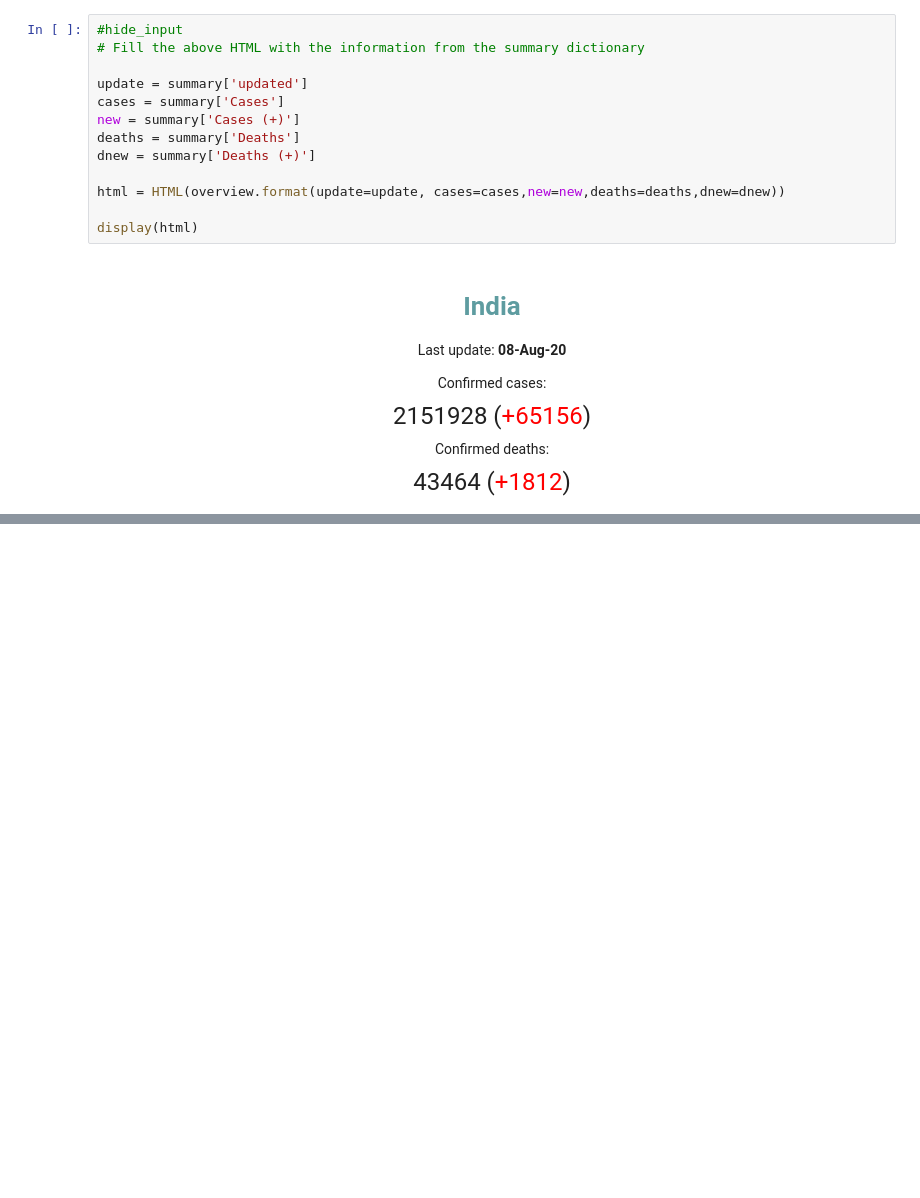
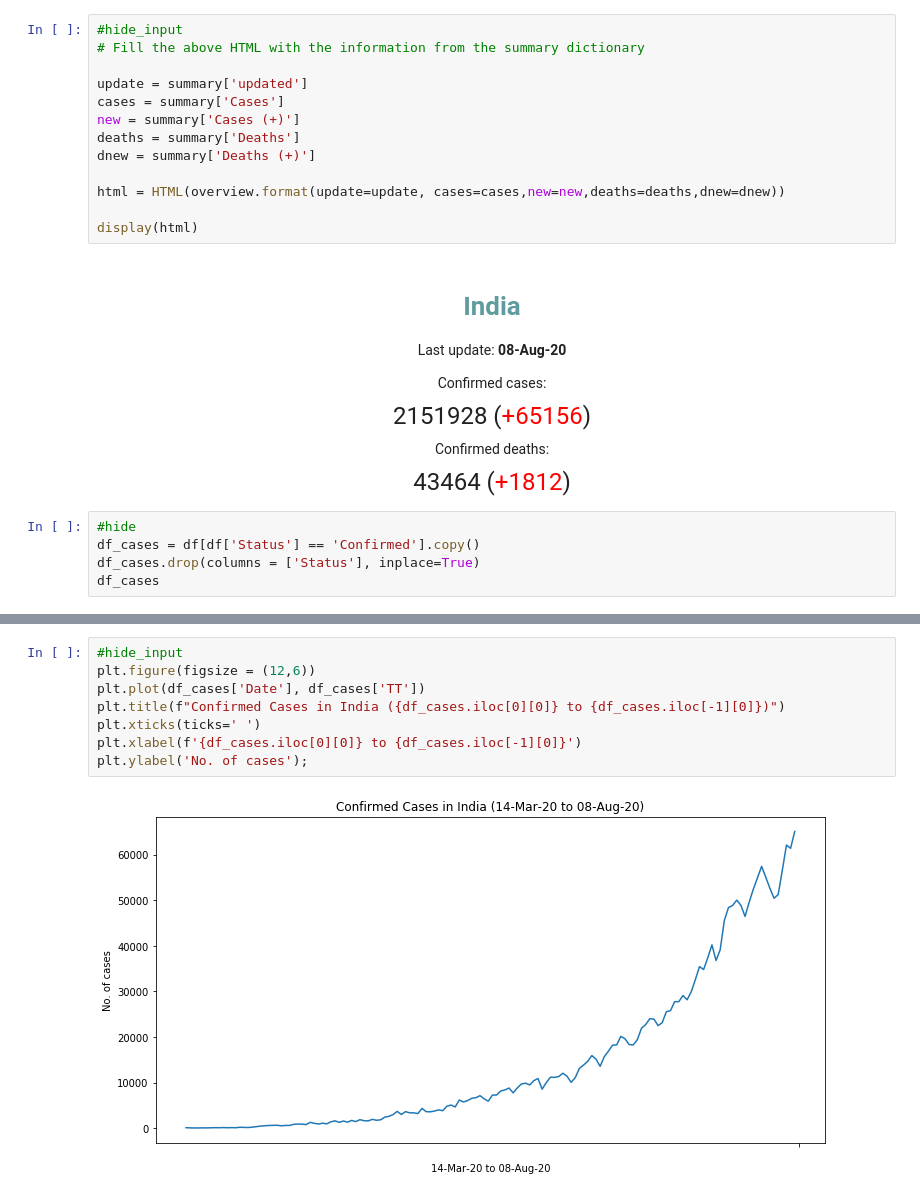
Before and after one commit to vai-bhav-m/DS-blog, a Jupyter notebook: _notebooks/2020-08-09-DailyUpdate.ipynb, the cells around one changed output, grey strips where cells are left out. Cells and saved outputs as stored; diff of their text form; blank space fills up the shorter version.

```diff
--- a/_notebooks/2020-08-09-DailyUpdate.ipynb
+++ b/_notebooks/2020-08-09-DailyUpdate.ipynb
@@ -117,3 +117,8 @@ Confirmed cases:
 2151928 (+65156)
 Confirmed deaths:
 43464 (+1812)
+# %%
+#hide
+df_cases = df[df['Status'] == 'Confirmed'].copy()
+df_cases.drop(columns = ['Status'], inplace=True)
+df_cases
@@ -119,0 +139,10 @@ Confirmed deaths:
+# %%
+#hide_input
+plt.figure(figsize = (12,6))
+plt.plot(df_cases['Date'], df_cases['TT'])
+plt.title(f"Confirmed Cases in India ({df_cases.iloc[0][0]} to {df_cases.iloc[-1][0]})")
+plt.xticks(ticks=' ')
+plt.xlabel(f'{df_cases.iloc[0][0]} to {df_cases.iloc[-1][0]}')
+plt.ylabel('No. of cases');
+# %% [output]
+[figure, added]
```
Also changed, not shown: parts of 1 cell of this notebook.
